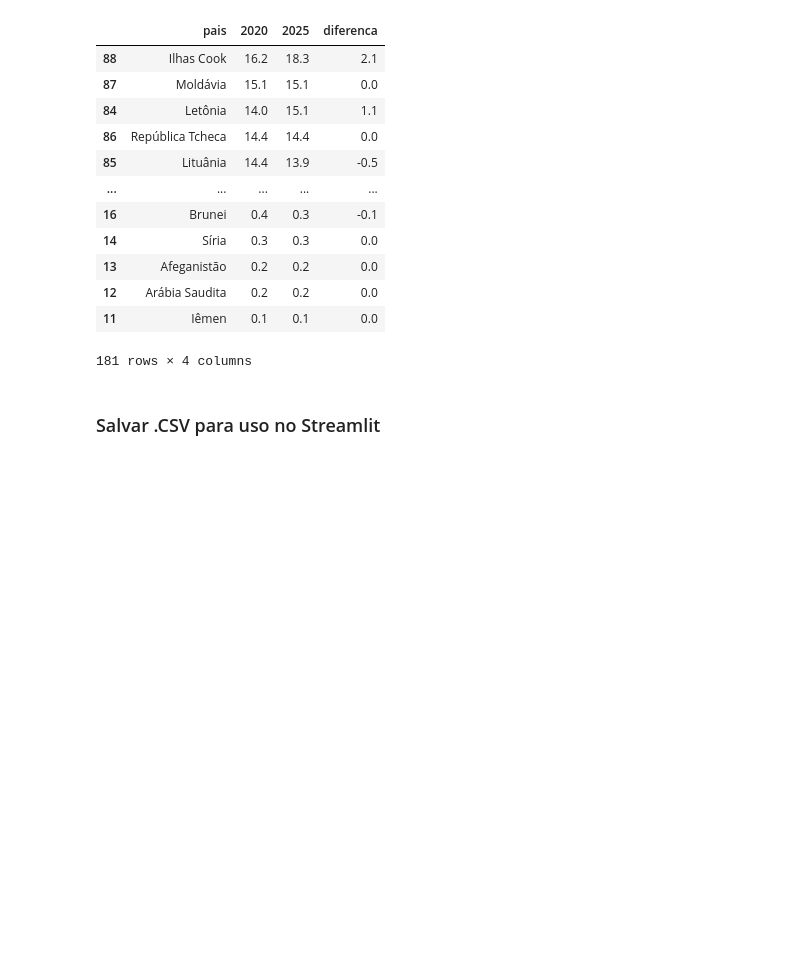
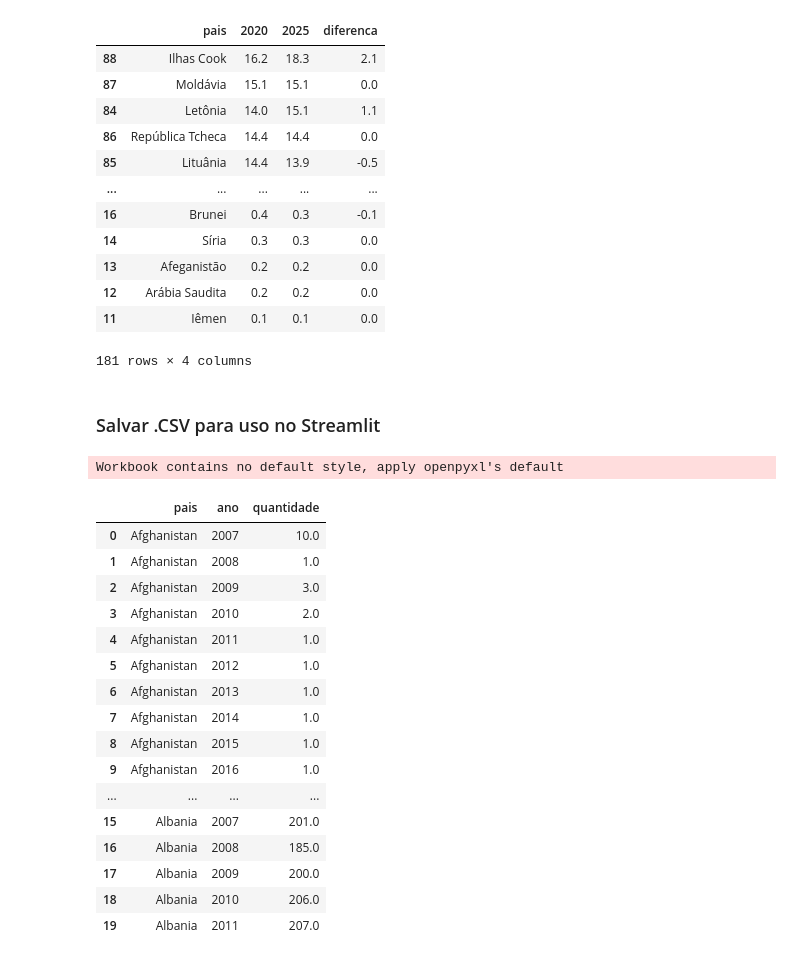
Before and after one commit to MCardosoDev/Tech_Challenge_Fase1, a Jupyter notebook: Tech_Challenge.ipynb, the cells around one changed output. Saved outputs shown, nothing was run; the diff lists cells and outputs as text; code cells hidden in the pictures; blank space fills up the shorter version.

```diff
--- a/Tech_Challenge.ipynb
+++ b/Tech_Challenge.ipynb
@@ -2005,3 +2005,28 @@ consumo.update_layout(title="Projeção do consumo de álcool em 2020 e 2025",
                     barmode="group"
                 )
 consumo.show()
+# %%
+dataset_consumo_vinho = pd.read_excel('Data/data.xlsx')
+dataset_consumo_vinho = dataset_consumo_vinho[['Region/Country', 'Year', 'Quantity']]
+dataset_consumo_vinho.rename(columns={'Region/Country': 'pais', 'Year': 'ano', 'Quantity': 'quantidade'}, inplace=True)
+dataset_consumo_vinho['ano'] = dataset_consumo_vinho['ano'].astype('Int64')
+dataset_consumo_vinho.head(20)
+# %% [output]
+Workbook contains no default style, apply openpyxl's default
+|  | pais | ano | quantidade |
+| 0 | Afghanistan | 2007 | 10.0 |
+| 1 | Afghanistan | 2008 | 1.0 |
+| 2 | Afghanistan | 2009 | 3.0 |
+| 3 | Afghanistan | 2010 | 2.0 |
+| 4 | Afghanistan | 2011 | 1.0 |
+| 5 | Afghanistan | 2012 | 1.0 |
+| 6 | Afghanistan | 2013 | 1.0 |
+| 7 | Afghanistan | 2014 | 1.0 |
+| 8 | Afghanistan | 2015 | 1.0 |
+| 9 | Afghanistan | 2016 | 1.0 |
+| ... | ... | ... | ... |
+| 15 | Albania | 2007 | 201.0 |
+| 16 | Albania | 2008 | 185.0 |
+| 17 | Albania | 2009 | 200.0 |
+| 18 | Albania | 2010 | 206.0 |
+| 19 | Albania | 2011 | 207.0 |
```
Also changed, not shown: parts of 8 cells of this notebook, 4 other files.
